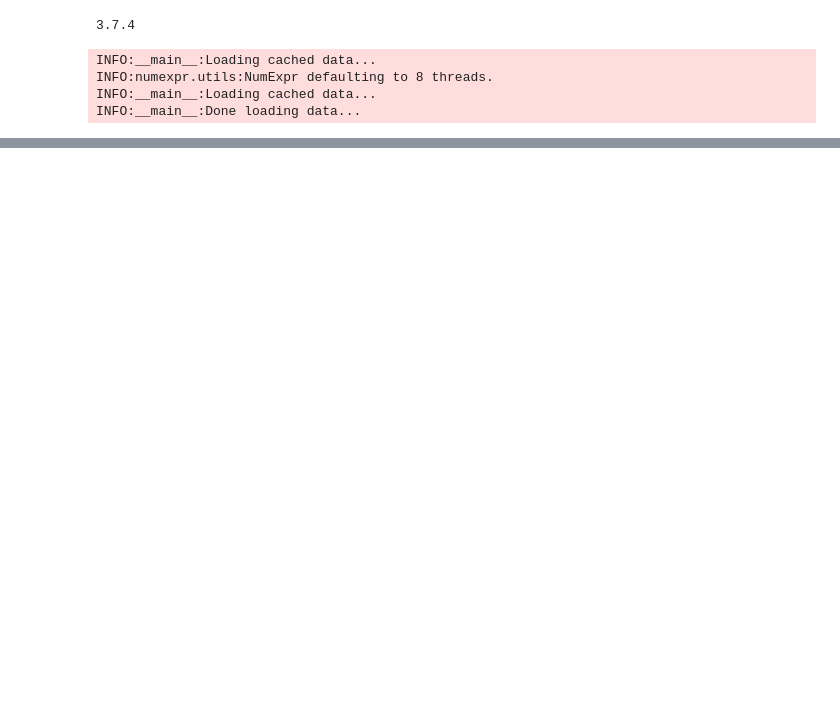
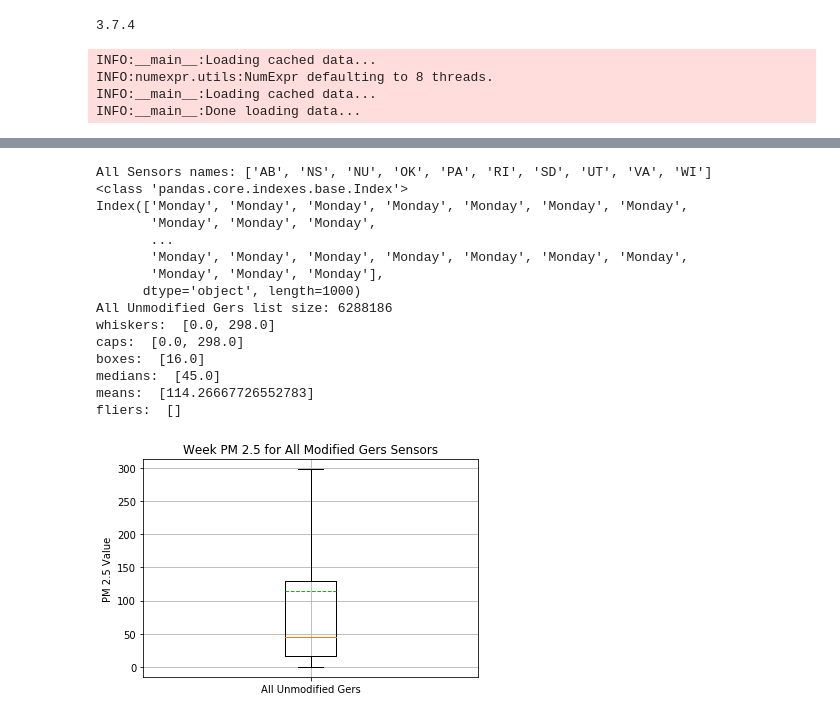
Before and after one commit to ylehilds/analyzing-mongolia-air-quality-daily-trend, a Jupyter notebook: unmodified/unmodified.ipynb, the cells around one changed output, grey strips where cells are left out. Cells and saved outputs as stored; diff of their text form; code cells hidden in the pictures; blank space fills up the shorter version.

```diff
--- a/unmodified/unmodified.ipynb
+++ b/unmodified/unmodified.ipynb
@@ -442,0 +167,44 @@ fliers:  []
+# %%
+labels = ['All Unmodified Gers']
+plt.xlabel('')
+plt.ylabel('PM 2.5 Value')
+plt.title('Week PM 2.5 for All Modified Gers Sensors')
+plt.grid(True)
+
+all_sensors_names = []
+for name, sensor_data in unmodified_gers_data.groupby("name"):
+    all_sensors_names.append(name)
+print("All Sensors names:", all_sensors_names)
+
+day_names = unmodified_gers_data.index.day_name()
+print(type(day_names))
+print(day_names[:1000])
+
+all_unmodified_gers = [unmodified_gers_data.pm2_5.dropna()]
+print('{} list size: {}'.format(labels[0], len(data.pm2_5)))
+results = plt.boxplot(all_unmodified_gers, showfliers=False, labels=labels, showmeans=True, meanline=True)
+
+# print(results)
+print('whiskers: ', [item.get_ydata()[1] for item in results['whiskers']])
+print('caps: ', [item.get_ydata()[1] for item in results['caps']])
+print('boxes: ', [item.get_ydata()[1] for item in results['boxes']])
+print('medians: ', [item.get_ydata()[1] for item in results['medians']])
+print('means: ', [item.get_ydata()[1] for item in results['means']])
+print('fliers: ', [item.get_ydata()[1] for item in results['fliers']])
+# %% [output]
+All Sensors names: ['AB', 'NS', 'NU', 'OK', 'PA', 'RI', 'SD', 'UT', 'VA', 'WI']
+<class 'pandas.core.indexes.base.Index'>
+Index(['Monday', 'Monday', 'Monday', 'Monday', 'Monday', 'Monday', 'Monday',
+       'Monday', 'Monday', 'Monday',
+       ...
+       'Monday', 'Monday', 'Monday', 'Monday', 'Monday', 'Monday', 'Monday',
+       'Monday', 'Monday', 'Monday'],
+      dtype='object', length=1000)
+All Unmodified Gers list size: 6288186
+whiskers:  [0.0, 298.0]
+caps:  [0.0, 298.0]
+boxes:  [16.0]
+medians:  [45.0]
+means:  [114.26667726552783]
+fliers:  []
+[figure, added]
```
Also changed, not shown: parts of 5 cells of this notebook, 1 other file.
